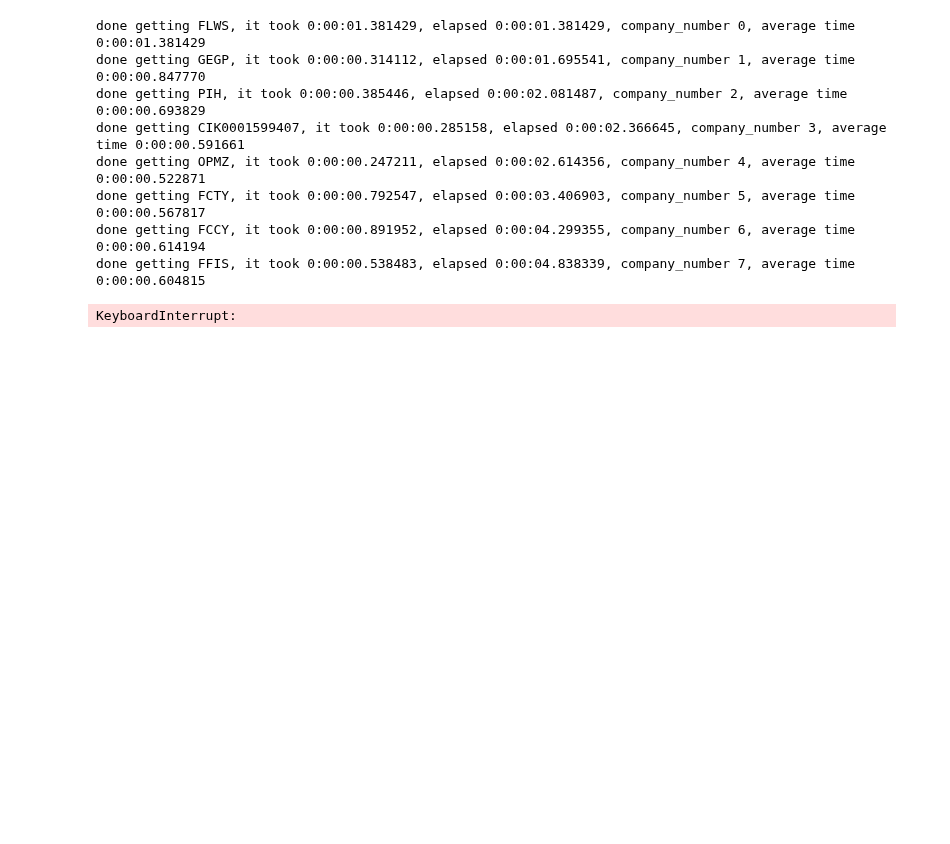
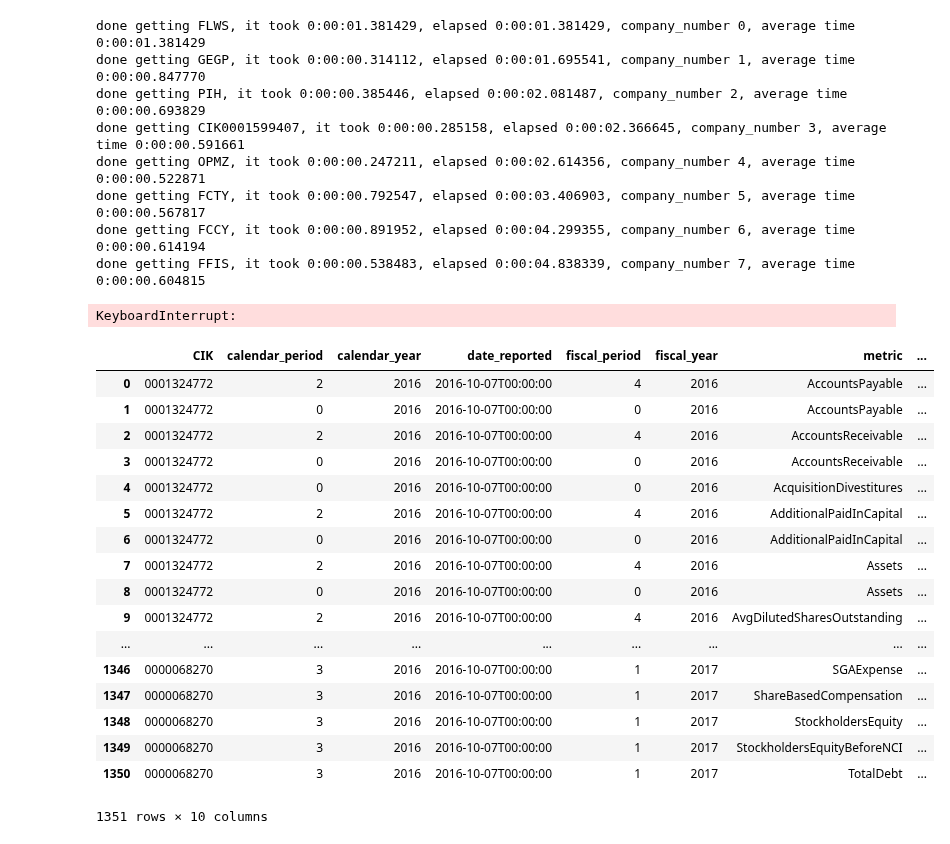
Before and after one commit to calcbench/notebooks, a Jupyter notebook: Point_In_Time_Face.ipynb, the cells around one changed output. Saved outputs shown, nothing was run; the diff lists cells and outputs as text; code cells hidden in the pictures; blank space fills up the shorter version.

Commit message:
adding update_date to face metrics

```diff
--- a/Point_In_Time_Face.ipynb
+++ b/Point_In_Time_Face.ipynb
@@ -39,2 +41,23 @@ KeyboardInterrupt:
+# %%
+cb.point_in_time(metrics=face_metrics, update_date=datetime.date(2016, 10, 7 ), entire_universe=True, all_history=True)
+# %% [output]
+|  | CIK | calendar_period | calendar_year | date_reported | fiscal_period | fiscal_year | metric | ... |
+| 0 | 0001324772 | 2 | 2016 | 2016-10-07T00:00:00 | 4 | 2016 | AccountsPayable | ... |
+| 1 | 0001324772 | 0 | 2016 | 2016-10-07T00:00:00 | 0 | 2016 | AccountsPayable | ... |
+| 2 | 0001324772 | 2 | 2016 | 2016-10-07T00:00:00 | 4 | 2016 | AccountsReceivable | ... |
+| 3 | 0001324772 | 0 | 2016 | 2016-10-07T00:00:00 | 0 | 2016 | AccountsReceivable | ... |
+| 4 | 0001324772 | 0 | 2016 | 2016-10-07T00:00:00 | 0 | 2016 | AcquisitionDivestitures | ... |
+| 5 | 0001324772 | 2 | 2016 | 2016-10-07T00:00:00 | 4 | 2016 | AdditionalPaidInCapital | ... |
+| 6 | 0001324772 | 0 | 2016 | 2016-10-07T00:00:00 | 0 | 2016 | AdditionalPaidInCapital | ... |
+| 7 | 0001324772 | 2 | 2016 | 2016-10-07T00:00:00 | 4 | 2016 | Assets | ... |
+| 8 | 0001324772 | 0 | 2016 | 2016-10-07T00:00:00 | 0 | 2016 | Assets | ... |
+| 9 | 0001324772 | 2 | 2016 | 2016-10-07T00:00:00 | 4 | 2016 | AvgDilutedSharesOutstanding | ... |
+| ... | ... | ... | ... | ... | ... | ... | ... | ... |
+| 1346 | 0000068270 | 3 | 2016 | 2016-10-07T00:00:00 | 1 | 2017 | SGAExpense | ... |
+| 1347 | 0000068270 | 3 | 2016 | 2016-10-07T00:00:00 | 1 | 2017 | ShareBasedCompensation | ... |
+| 1348 | 0000068270 | 3 | 2016 | 2016-10-07T00:00:00 | 1 | 2017 | StockholdersEquity | ... |
+| 1349 | 0000068270 | 3 | 2016 | 2016-10-07T00:00:00 | 1 | 2017 | StockholdersEquityBeforeNCI | ... |
+| 1350 | 0000068270 | 3 | 2016 | 2016-10-07T00:00:00 | 1 | 2017 | TotalDebt | ... |
+1351 rows × 10 columns
 # %%
 data.to_excel("c://Users/Andrew Kittredge/Documents/pit_face.xlsx")
```
Also changed, not shown: parts of 1 cell of this notebook.
